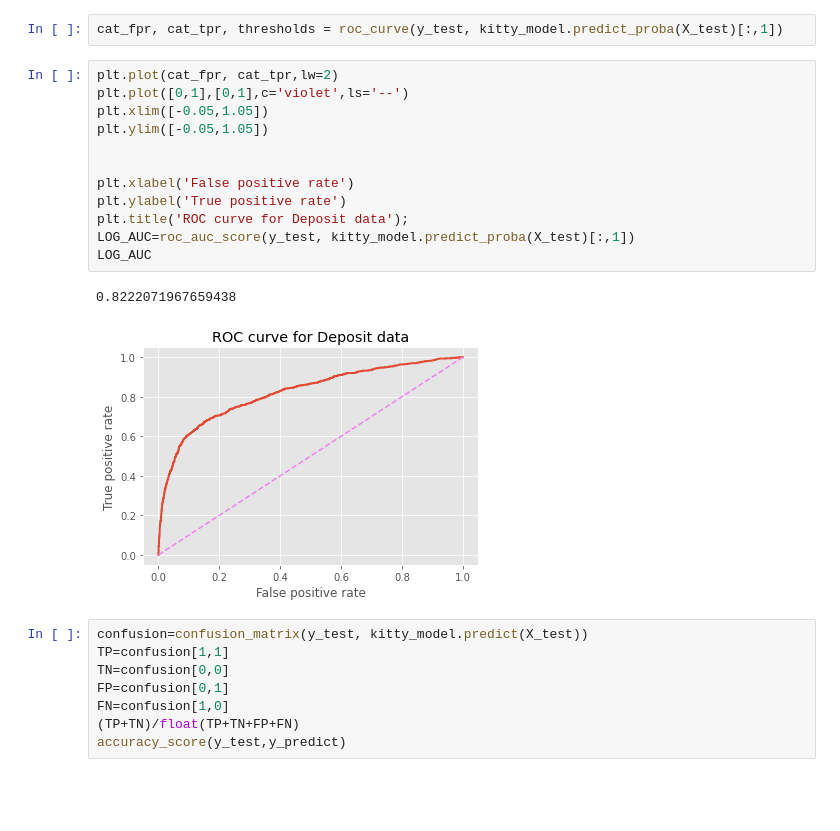
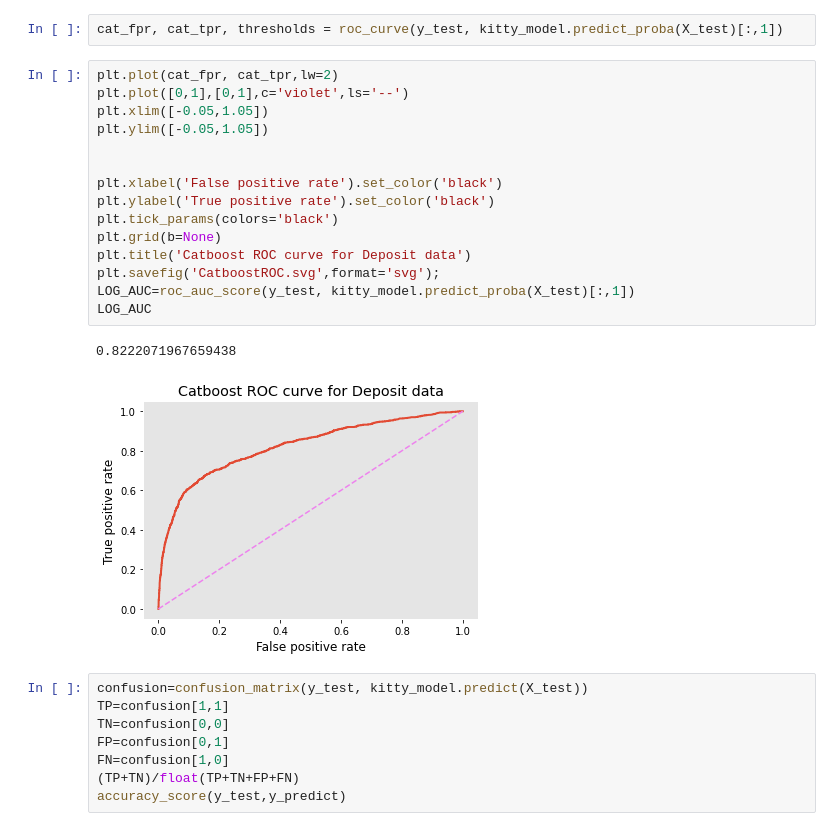
Before and after one commit to Jilliane1993/Classification, a Jupyter notebook: Catboost.ipynb, the cells around one changed output. Saved outputs shown, nothing was run; the diff lists cells and outputs as text; blank space fills up the shorter version.

```diff
--- a/Catboost.ipynb
+++ b/Catboost.ipynb
@@ -190,18 +193,21 @@ cat_fpr, cat_tpr, thresholds = roc_curve(y_test, kitty_model.predict_proba(X_tes
 # %%
 plt.plot(cat_fpr, cat_tpr,lw=2)
 plt.plot([0,1],[0,1],c='violet',ls='--')
 plt.xlim([-0.05,1.05])
 plt.ylim([-0.05,1.05])
 
 
-plt.xlabel('False positive rate')
-plt.ylabel('True positive rate')
-plt.title('ROC curve for Deposit data');
+plt.xlabel('False positive rate').set_color('black')
+plt.ylabel('True positive rate').set_color('black')
+plt.tick_params(colors='black')
+plt.grid(b=None)
+plt.title('Catboost ROC curve for Deposit data')
+plt.savefig('CatboostROC.svg',format='svg');
 LOG_AUC=roc_auc_score(y_test, kitty_model.predict_proba(X_test)[:,1])
 LOG_AUC
 # %% [output]
 0.8222071967659438
-[figure, old version]
+[figure, new version]
 # %%
 confusion=confusion_matrix(y_test, kitty_model.predict(X_test))
 TP=confusion[1,1]
```
Also changed, not shown: parts of 5 cells of this notebook, 6 other files.
